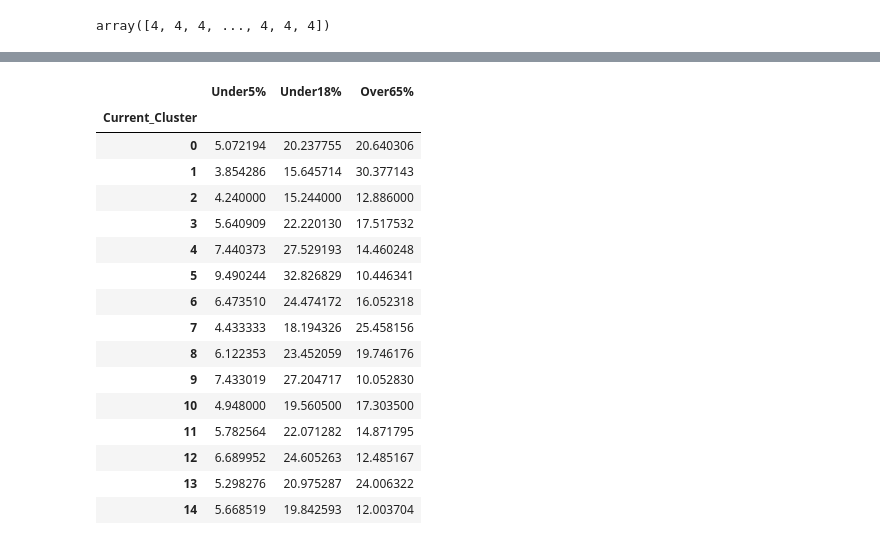
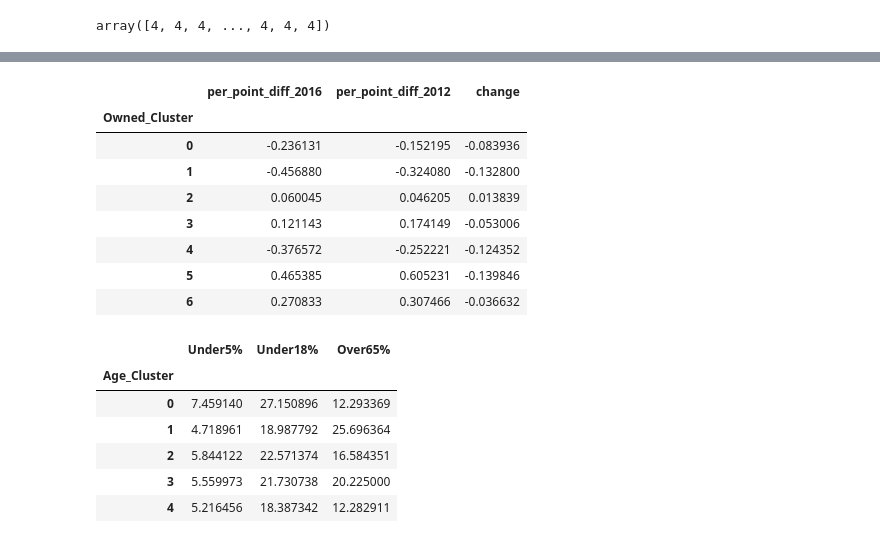
Before and after one commit to cgels/ElectionAnalysis, a Jupyter notebook: ClusterAnalysis.ipynb, the cells around one changed output, grey strips where cells are left out. Drawn from its saved outputs; the diff is of its cells as text; code cells hidden in the pictures.

Commit message:
Clusters+some voting analysis

```diff
--- a/ClusterAnalysis.ipynb
+++ b/ClusterAnalysis.ipynb
@@ -210,0 +221,3 @@ df.groupby("Current_Cluster").count()
+# %%
+model=AgglomerativeClustering(n_clusters=7)
+df['Owned_Cluster']=model.fit_predict(df[owned_vars])
@@ -210,0 +236,4 @@ df.groupby("Current_Cluster").count()
+# %%
+age_vars=["Under5%","Under18%","Over65%"]
+model=AgglomerativeClustering(n_clusters=5)
+df['Age_Cluster']=model.fit_predict(df[age_vars])
@@ -228,3 +262,0 @@ x_vars=["Black-owned%","Native-owned%","Asian-owned%","PIslnder-owned%",
-# %%
-model=AgglomerativeClustering(n_clusters=5)
-df['Current_Cluster']=model.fit_predict(df[x_vars])
@@ -242,4 +262,0 @@ df.groupby("Current_Cluster").count()
-# %%
-x_vars=["Under5%","Under18%","Over65%"]
-model=AgglomerativeClustering(n_clusters=15)
-df['Current_Cluster']=model.fit_predict(df[x_vars])
@@ -267,20 +270,22 @@ df.groupby("Current_Cluster").count()
+# %%
+merged.groupby('Owned_Cluster').mean()[["per_point_diff_2016","per_point_diff_2012",'change']]
+# %% [output]
+|  | per_point_diff_2016 | per_point_diff_2012 | change |
+| Owned_Cluster |  |  |  |
+| 0 | -0.236131 | -0.152195 | -0.083936 |
+| 1 | -0.456880 | -0.324080 | -0.132800 |
+| 2 | 0.060045 | 0.046205 | 0.013839 |
+| 3 | 0.121143 | 0.174149 | -0.053006 |
+| 4 | -0.376572 | -0.252221 | -0.124352 |
+| 5 | 0.465385 | 0.605231 | -0.139846 |
+| 6 | 0.270833 | 0.307466 | -0.036632 |
 # %%
-df.groupby('Current_Cluster').mean()[x_vars]
+df.groupby("Age_Cluster").mean()[age_vars]
 # %% [output]
 |  | Under5% | Under18% | Over65% |
-| Current_Cluster |  |  |  |
-| 0 | 5.072194 | 20.237755 | 20.640306 |
-| 1 | 3.854286 | 15.645714 | 30.377143 |
-| 2 | 4.240000 | 15.244000 | 12.886000 |
-| 3 | 5.640909 | 22.220130 | 17.517532 |
-| 4 | 7.440373 | 27.529193 | 14.460248 |
-| 5 | 9.490244 | 32.826829 | 10.446341 |
-| 6 | 6.473510 | 24.474172 | 16.052318 |
-| 7 | 4.433333 | 18.194326 | 25.458156 |
-| 8 | 6.122353 | 23.452059 | 19.746176 |
-| 9 | 7.433019 | 27.204717 | 10.052830 |
-| 10 | 4.948000 | 19.560500 | 17.303500 |
-| 11 | 5.782564 | 22.071282 | 14.871795 |
-| 12 | 6.689952 | 24.605263 | 12.485167 |
-| 13 | 5.298276 | 20.975287 | 24.006322 |
-| 14 | 5.668519 | 19.842593 | 12.003704 |
+| Age_Cluster |  |  |  |
+| 0 | 7.459140 | 27.150896 | 12.293369 |
+| 1 | 4.718961 | 18.987792 | 25.696364 |
+| 2 | 5.844122 | 22.571374 | 16.584351 |
+| 3 | 5.559973 | 21.730738 | 20.225000 |
+| 4 | 5.216456 | 18.387342 | 12.282911 |
```
Also changed, not shown: parts of 20 cells of this notebook.
